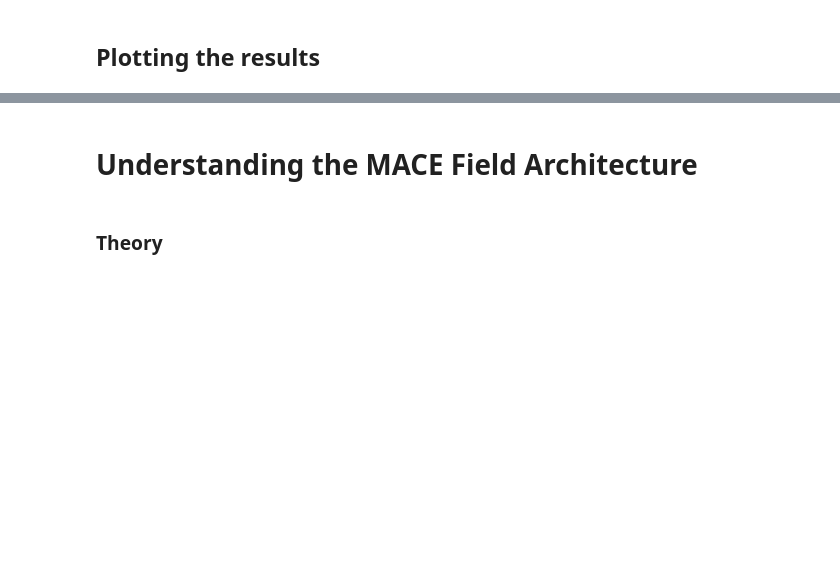
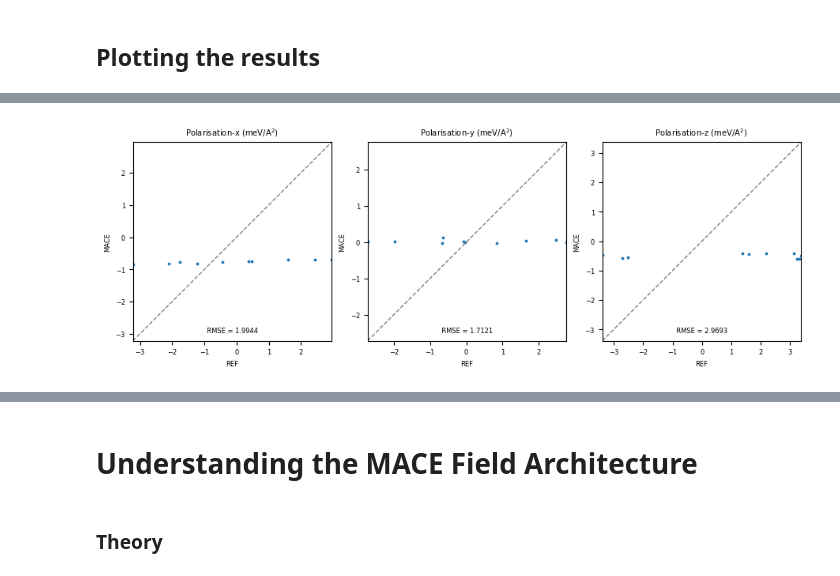
Before and after one commit to mdi-group/mace-field-tutorial, a Jupyter notebook: MACE_Field_Tutorial.ipynb, the cells around one changed output, grey strips where cells are left out. Drawn from its saved outputs; the diff is of its cells as text; code cells hidden in the pictures; blank space fills up the shorter version.

```diff
--- a/MACE_Field_Tutorial.ipynb
+++ b/MACE_Field_Tutorial.ipynb
@@ -306,3 +311,7 @@ mace_test_list = read(f"MACE_BaTiO3_test.xyz", index=":")
+# %%
+plot_polarisation_RMSEs(mace_test_list, ['REF', 'MACE'])
+# %% [output]
+[figure, added]
 # %%
 plot_becs_RMSEs(mace_train_list, ['REF', 'MACE'])
 # %% [output]
```
Also changed, not shown: parts of 13 cells of this notebook.
